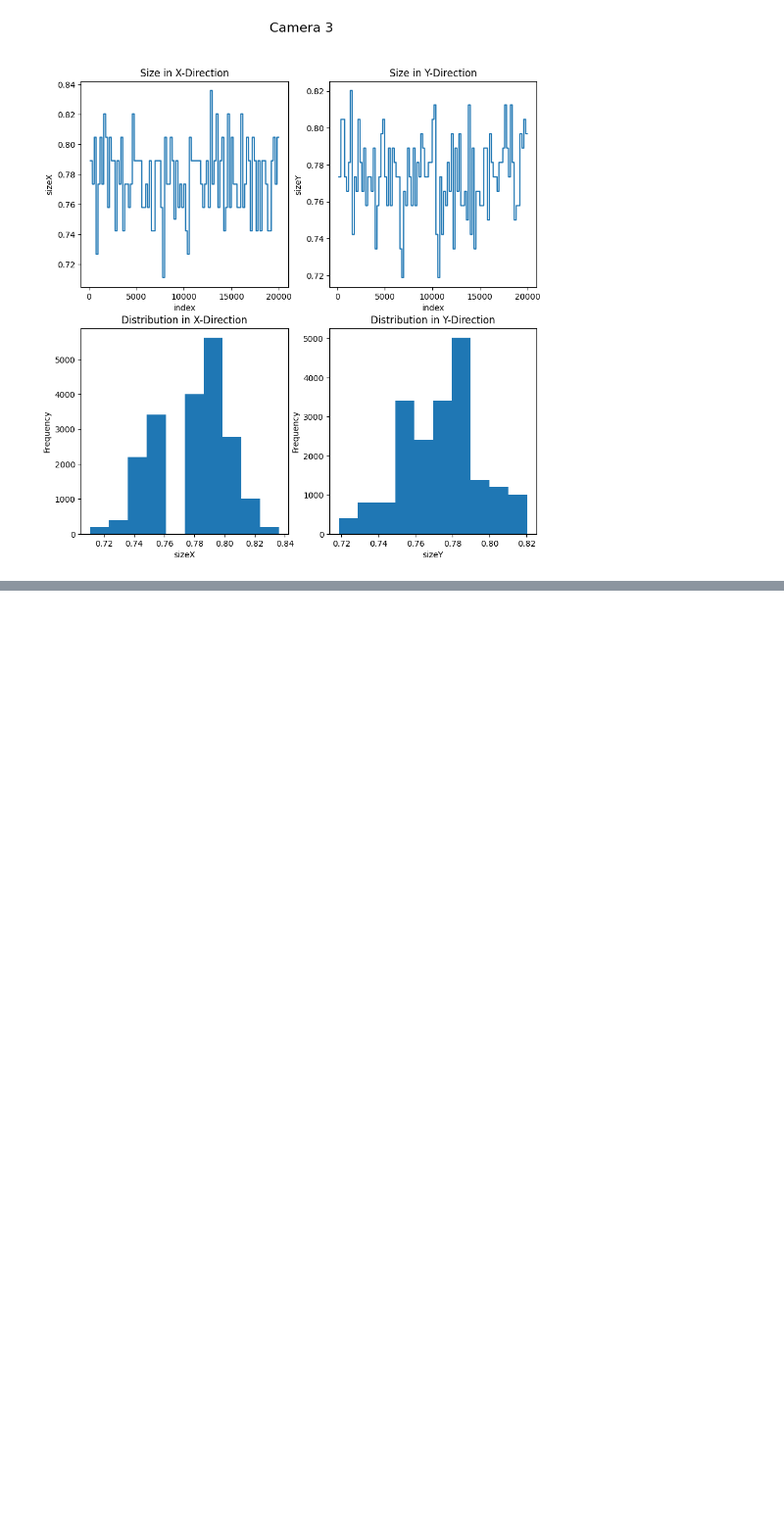
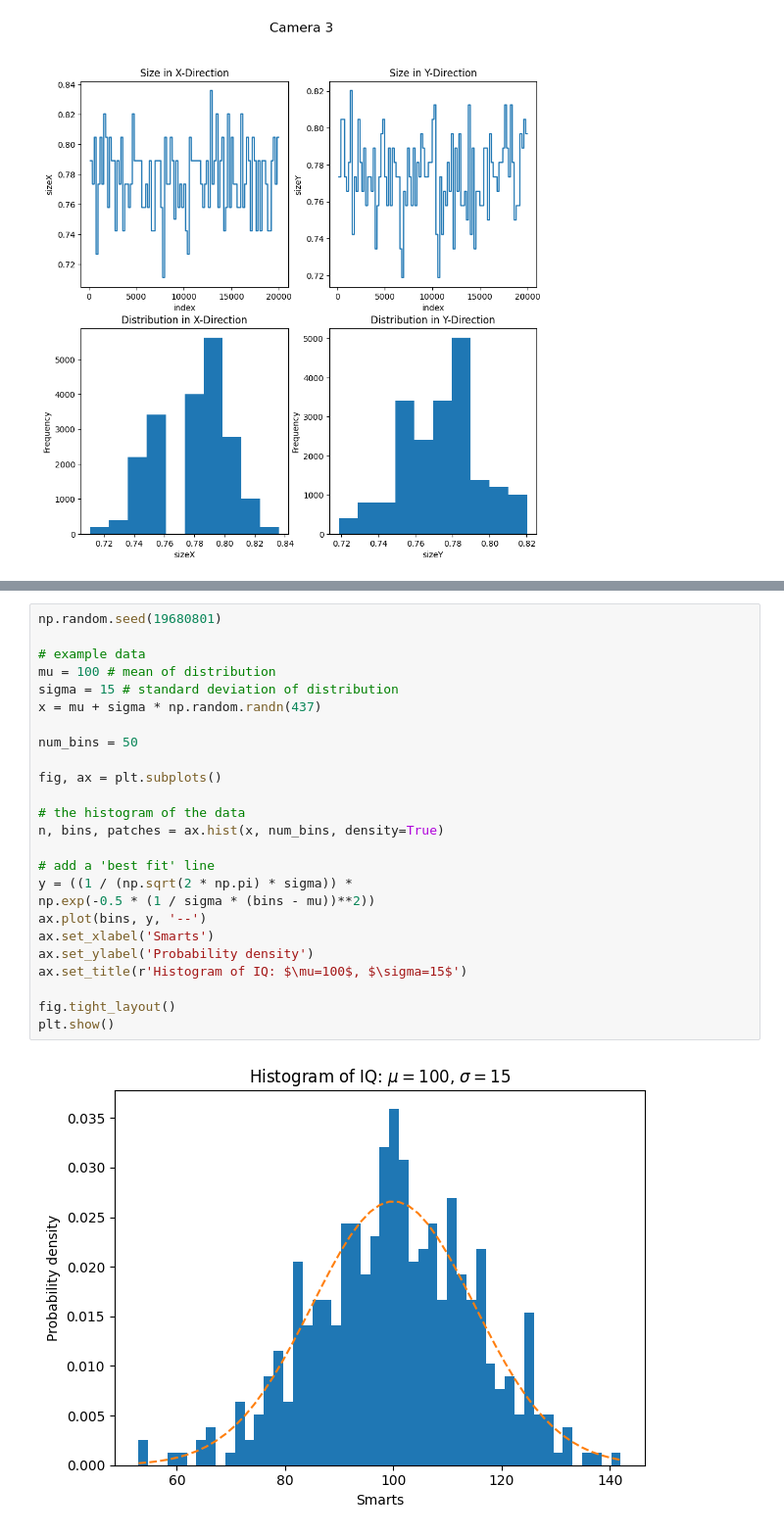
Before and after one commit to brjo0501/Master-Thesis_Code, a Jupyter notebook: Pick_and_Place_v2.ipynb, the cells around one changed output, grey strips where cells are left out. Shown: that part at 98% size. Cells and saved outputs as stored; diff of their text form; blank space fills up the shorter version.

```diff
--- a/Pick_and_Place_v2.ipynb
+++ b/Pick_and_Place_v2.ipynb
@@ -233,0 +273,27 @@ Text(0, 0.5, 'Frequency')
+# %%
+np.random.seed(19680801)
+
+# example data
+mu = 100 # mean of distribution
+sigma = 15 # standard deviation of distribution
+x = mu + sigma * np.random.randn(437)
+
+num_bins = 50
+
+fig, ax = plt.subplots()
+
+# the histogram of the data
+n, bins, patches = ax.hist(x, num_bins, density=True)
+
+# add a 'best fit' line
+y = ((1 / (np.sqrt(2 * np.pi) * sigma)) *
+np.exp(-0.5 * (1 / sigma * (bins - mu))**2))
+ax.plot(bins, y, '--')
+ax.set_xlabel('Smarts')
+ax.set_ylabel('Probability density')
+ax.set_title(r'Histogram of IQ: $\mu=100$, $\sigma=15$')
+
+fig.tight_layout()
+plt.show()
+# %% [output]
+[figure, added]
```
Also changed, not shown: parts of 4 cells of this notebook, 2 other files.
